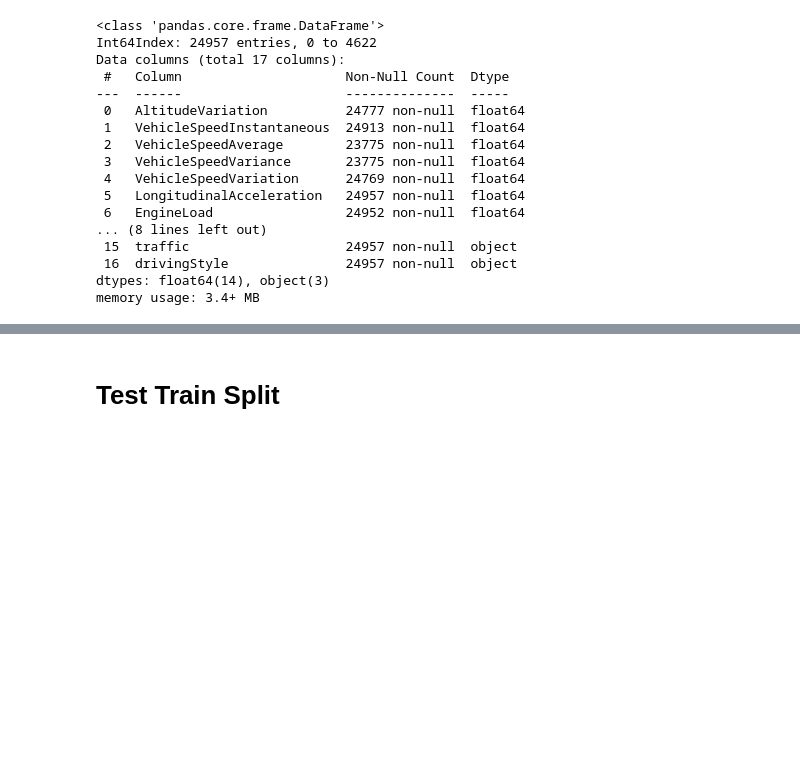
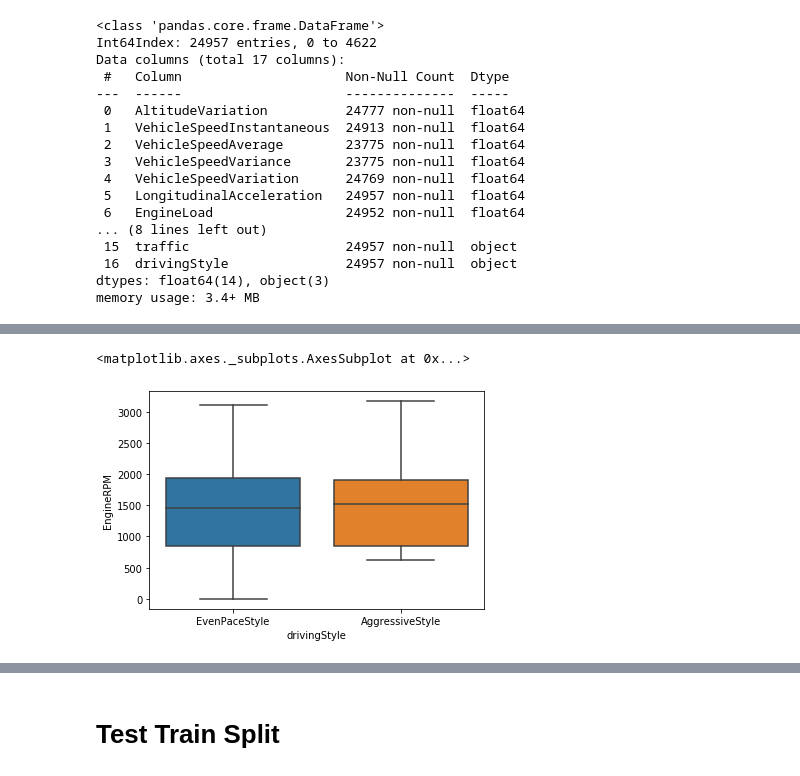
Before and after one commit to phillipojo24/dsc-mod-3-project-v2-1-onl01-dtsc-pt-041320, a Jupyter notebook: student.ipynb, the cells around one changed output, grey strips where cells are left out. Drawn from its saved outputs; the diff is of its cells as text; code cells hidden in the pictures; blank space fills up the shorter version.

```diff
--- a/student.ipynb
+++ b/student.ipynb
@@ -213,0 +224,5 @@ Lets take a look at the data
+# %%
+sns.boxplot(data = car_data, x= 'drivingStyle', y = 'EngineRPM')
+# %% [output]
+<matplotlib.axes._subplots.AxesSubplot at 0x...>
+[figure, added]
```
Also changed, not shown: parts of 12 cells of this notebook, 10 other files.
